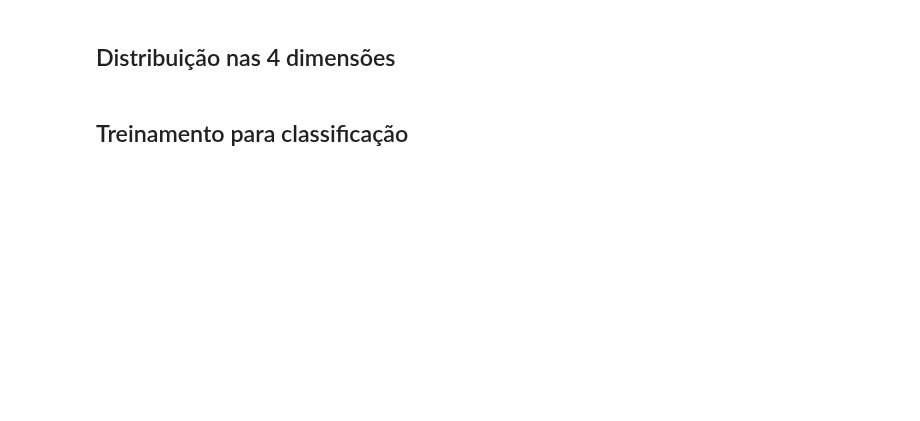
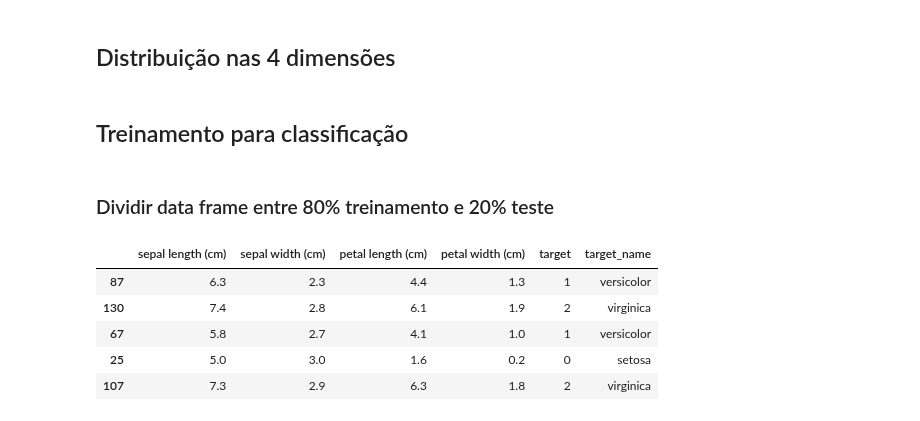
Before and after one commit to diogohal/TA4-Visao, a Jupyter notebook: ta4.ipynb, the cells around one changed output. Drawn from its saved outputs; the diff is of its cells as text; code cells hidden in the pictures; blank space fills up the shorter version.

```diff
--- a/ta4.ipynb
+++ b/ta4.ipynb
@@ -93,3 +103,15 @@ dtype: float64
 ## Distribuição nas 4 dimensões
 # %% [markdown]
 ## Treinamento para classificação
+# %% [markdown]
+### Dividir data frame entre 80% treinamento e 20% teste
+# %%
+df_train, df_test = train_test_split(df, test_size=0.2)
+df_train.head()
+# %% [output]
+|  | sepal length (cm) | sepal width (cm) | petal length (cm) | petal width (cm) | target | target_name |
+| 87 | 6.3 | 2.3 | 4.4 | 1.3 | 1 | versicolor |
+| 130 | 7.4 | 2.8 | 6.1 | 1.9 | 2 | virginica |
+| 67 | 5.8 | 2.7 | 4.1 | 1.0 | 1 | versicolor |
+| 25 | 5.0 | 3.0 | 1.6 | 0.2 | 0 | setosa |
+| 107 | 7.3 | 2.9 | 6.3 | 1.8 | 2 | virginica |
```
Also changed, not shown: parts of 10 cells of this notebook, 1 other file.
